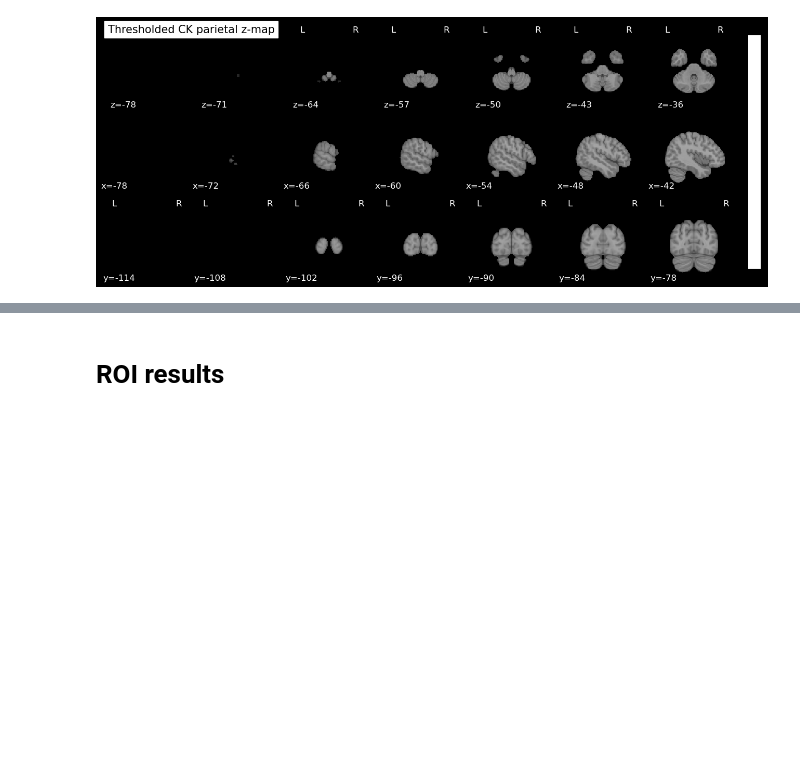
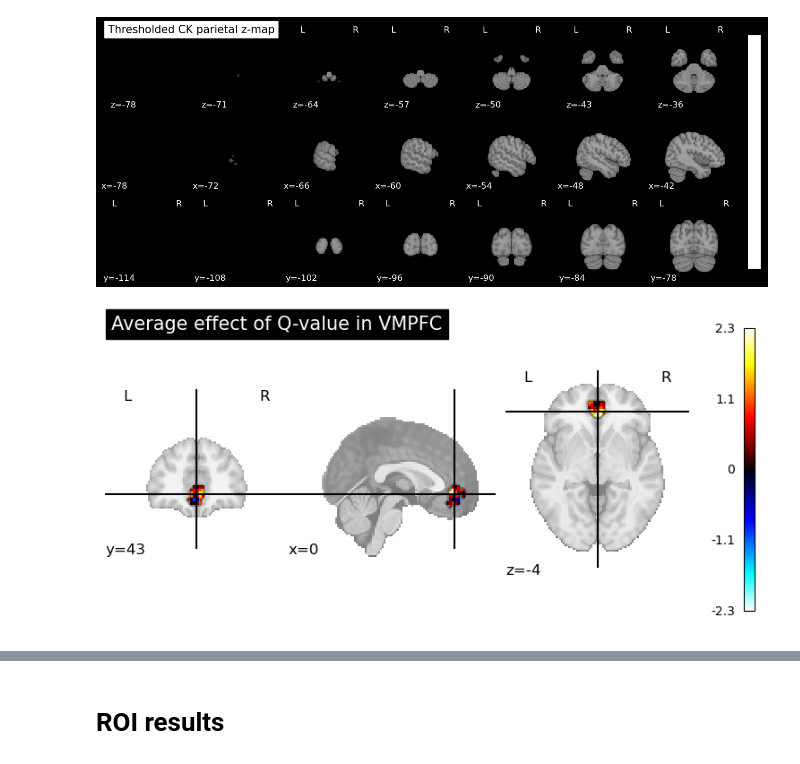
Before and after one commit to hugofluhr/learning-habits-analysis, a Jupyter notebook: results_notebooks/second_lvl_collapsed.ipynb, the cells around one changed output, grey strips where cells are left out. Saved outputs shown, nothing was run; the diff lists cells and outputs as text; code cells hidden in the pictures; blank space fills up the shorter version.

```diff
--- a/results_notebooks/second_lvl_collapsed.ipynb
+++ b/results_notebooks/second_lvl_collapsed.ipynb
@@ -297,3 +292,20 @@ plot_stat_map(CK_parietal_thresholded_zmap, black_bg=True, display_mode='mosaic'
 [figure]
 # %%
 parietal_table = get_clusters_table(CK_parietal_zmap, stat_threshold=CK_parietal_threshold, two_sided=True)
+# %%
+from nilearn import plotting
+# First, plot your stat map and keep the display object
+display = plotting.plot_stat_map(
+    RL_vmpfc_zmap,
+    black_bg=False,
+    display_mode='ortho',
+    title='Average effect of Q-value in VMPFC'
+)
+# # Then, add your mask overlay (semi-transparent by default)
+# display.add_contours(
+#     vmpfc_mask,
+#     colors='black',     # Or a list of colors if you want to vary
+#     linewidths=.1
+# )
+# %% [output]
+[figure, added]
```
Also changed, not shown: parts of 5 cells of this notebook.
